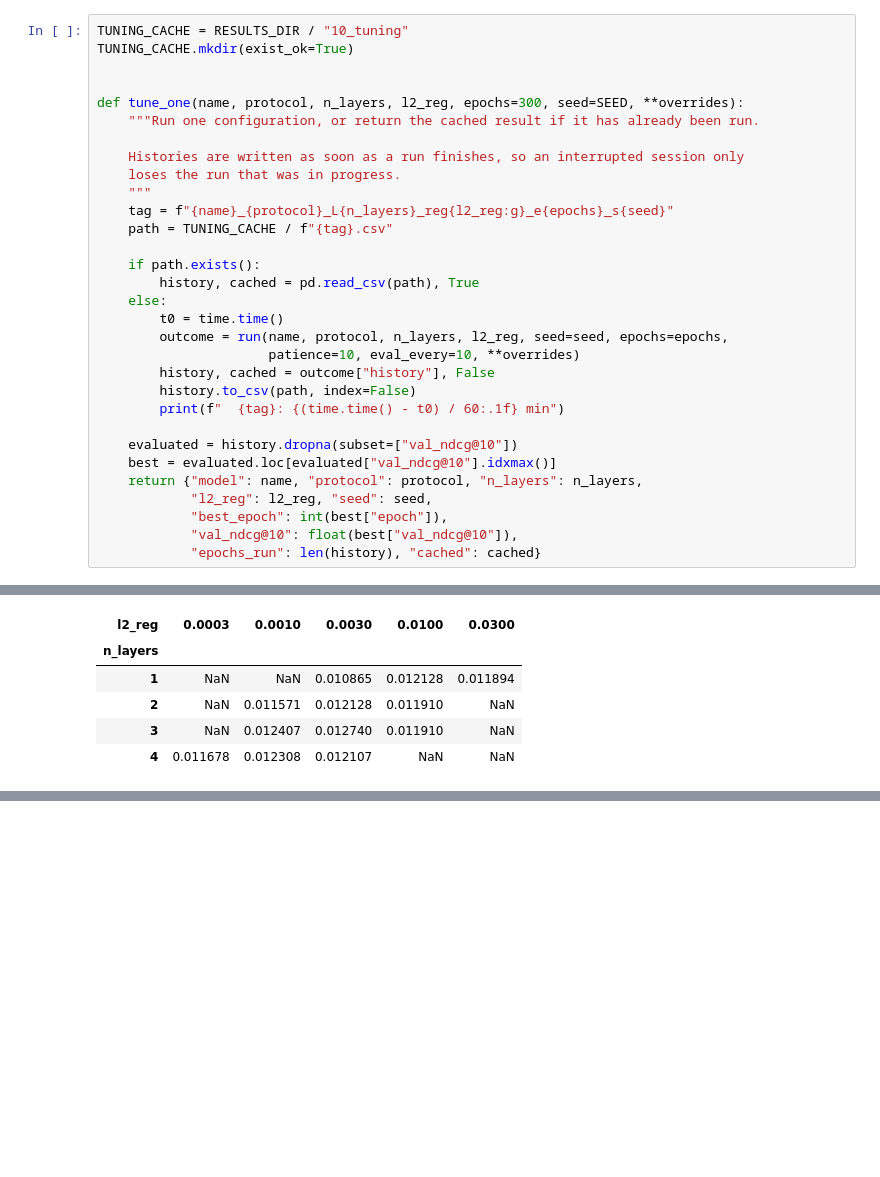
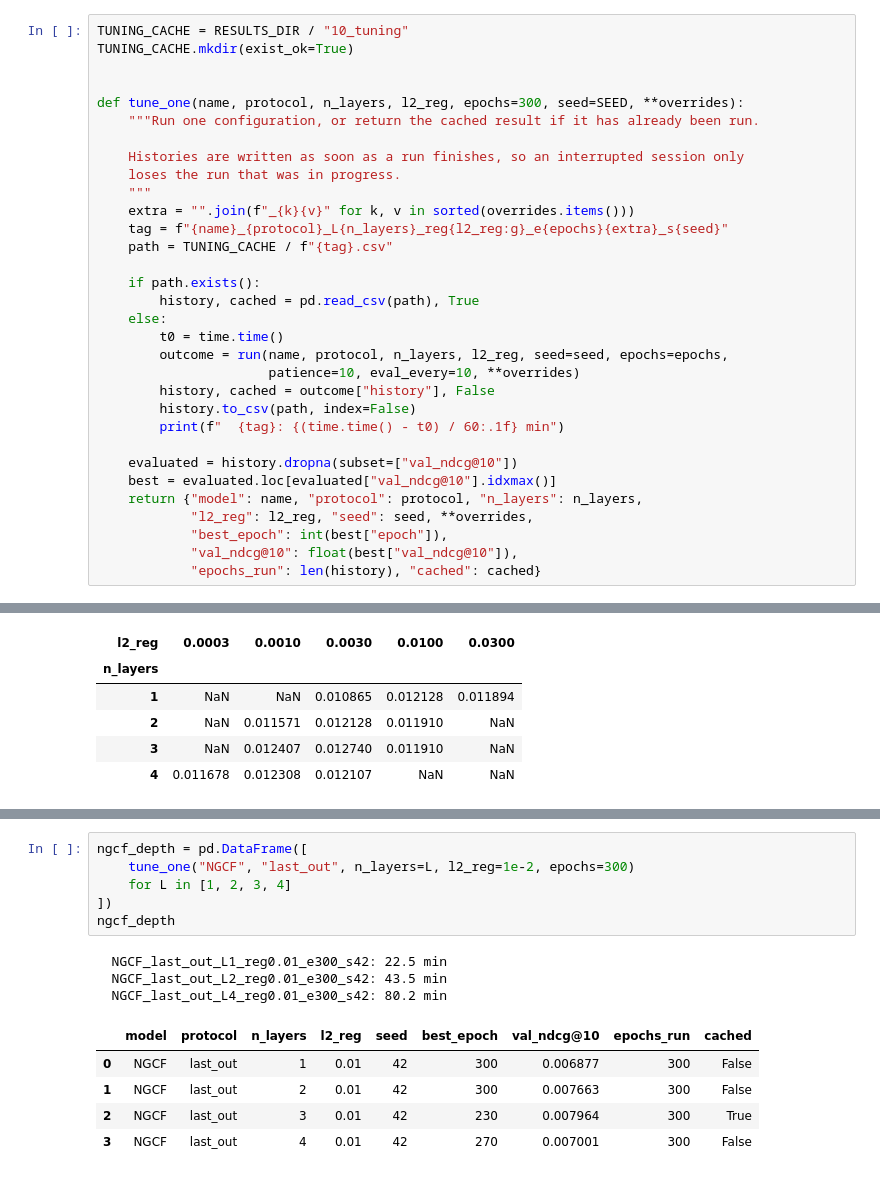
Before and after one commit to ErjonXhani/gnn-recommender-dissertation, a Jupyter notebook: notebooks/10_hyperparameter_tuning.ipynb, the cells around one changed output, grey strips where cells are left out. Drawn from its saved outputs; the diff is of its cells as text; blank space fills up the shorter version.

Commit message:
Complete leave-last-out tuning and verify NGCF on Gowalla

```diff
--- a/notebooks/10_hyperparameter_tuning.ipynb
+++ b/notebooks/10_hyperparameter_tuning.ipynb
@@ -404,7 +404,8 @@ def tune_one(name, protocol, n_layers, l2_reg, epochs=300, seed=SEED, **override
     Histories are written as soon as a run finishes, so an interrupted session only
     loses the run that was in progress.
     """
-    tag = f"{name}_{protocol}_L{n_layers}_reg{l2_reg:g}_e{epochs}_s{seed}"
+    extra = "".join(f"_{k}{v}" for k, v in sorted(overrides.items()))
+    tag = f"{name}_{protocol}_L{n_layers}_reg{l2_reg:g}_e{epochs}{extra}_s{seed}"
     path = TUNING_CACHE / f"{tag}.csv"
 
     if path.exists():
@@ -420,7 +421,7 @@ def tune_one(name, protocol, n_layers, l2_reg, epochs=300, seed=SEED, **override
     evaluated = history.dropna(subset=["val_ndcg@10"])
     best = evaluated.loc[evaluated["val_ndcg@10"].idxmax()]
     return {"model": name, "protocol": protocol, "n_layers": n_layers,
-            "l2_reg": l2_reg, "seed": seed,
+            "l2_reg": l2_reg, "seed": seed, **overrides,
             "best_epoch": int(best["epoch"]),
             "val_ndcg@10": float(best["val_ndcg@10"]),
             "epochs_run": len(history), "cached": cached}
@@ -555,0 +641,15 @@ depth_tuned.pivot(index="n_layers", columns="l2_reg", values="val_ndcg@10")
+# %%
+ngcf_depth = pd.DataFrame([
+    tune_one("NGCF", "last_out", n_layers=L, l2_reg=1e-2, epochs=300)
+    for L in [1, 2, 3, 4]
+])
+ngcf_depth
+# %% [output]
+  NGCF_last_out_L1_reg0.01_e300_s42: 22.5 min
+  NGCF_last_out_L2_reg0.01_e300_s42: 43.5 min
+  NGCF_last_out_L4_reg0.01_e300_s42: 80.2 min
+|  | model | protocol | n_layers | l2_reg | seed | best_epoch | val_ndcg@10 | epochs_run | cached |
+| 0 | NGCF | last_out | 1 | 0.01 | 42 | 300 | 0.006877 | 300 | False |
+| 1 | NGCF | last_out | 2 | 0.01 | 42 | 300 | 0.007663 | 300 | False |
+| 2 | NGCF | last_out | 3 | 0.01 | 42 | 230 | 0.007964 | 300 | True |
+| 3 | NGCF | last_out | 4 | 0.01 | 42 | 270 | 0.007001 | 300 | False |
```
Also changed, not shown: parts of 8 cells of this notebook, 31 other files.
